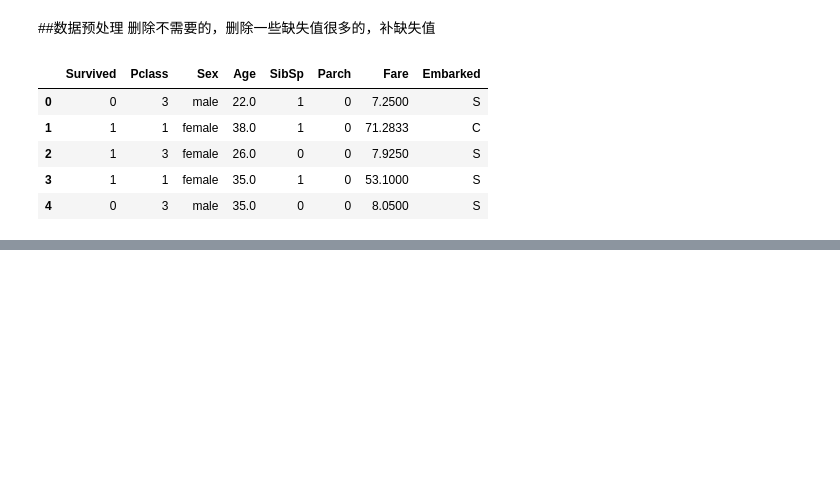
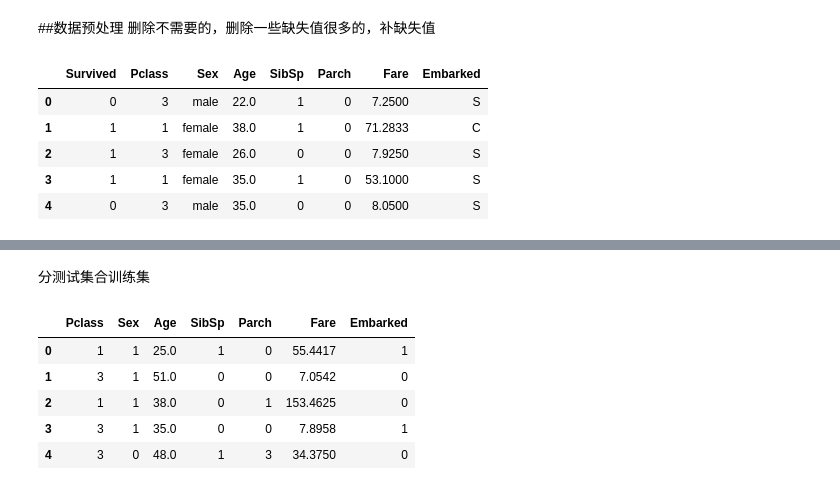
Before and after one commit to yeb2Binfang/sklearn_learning, a Jupyter notebook: decision_tree/Titanic.ipynb, the cells around one changed output, grey strips where cells are left out. Drawn from its saved outputs; the diff is of its cells as text; code cells hidden in the pictures; blank space fills up the shorter version.

```diff
--- a/decision_tree/Titanic.ipynb
+++ b/decision_tree/Titanic.ipynb
@@ -80,0 +144,16 @@ df = df.dropna()
+# %% [markdown]
+分测试集合训练集
+# %%
+X_train,X_test,y_train,y_test = train_test_split(X,y,test_size = 0.3)
+#因为是随机选取的，所以要修正下索引
+for i in[X_train,X_test,y_train,y_test]:
+  i.index = range(i.shape[0])
+
+X_train[0:5]
+# %% [output]
+|  | Pclass | Sex | Age | SibSp | Parch | Fare | Embarked |
+| 0 | 1 | 1 | 25.0 | 1 | 0 | 55.4417 | 1 |
+| 1 | 3 | 1 | 51.0 | 0 | 0 | 7.0542 | 0 |
+| 2 | 1 | 1 | 38.0 | 0 | 1 | 153.4625 | 0 |
+| 3 | 3 | 1 | 35.0 | 0 | 0 | 7.8958 | 1 |
+| 4 | 3 | 0 | 48.0 | 1 | 3 | 34.3750 | 0 |
```
Also changed, not shown: parts of 30 cells of this notebook.
